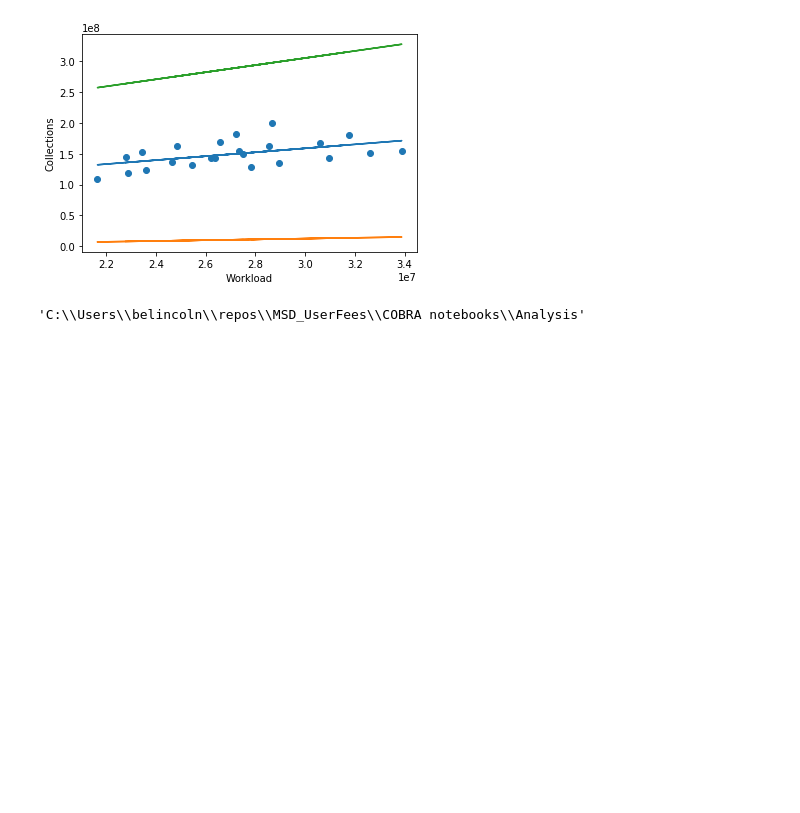
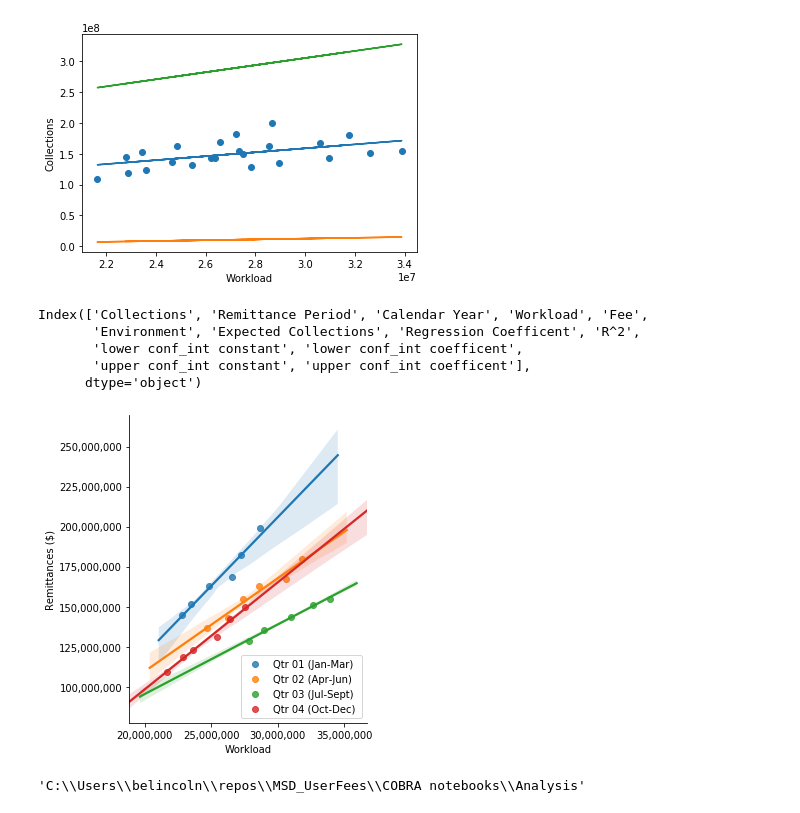
Before and after one commit to belincoln/MSD_UserFees, a Jupyter notebook: COBRA notebooks/Analysis/495_COBRA_Air_Analysis.ipynb, the cells around one changed output. Saved outputs shown, nothing was run; the diff lists cells and outputs as text; code cells hidden in the pictures; blank space fills up the shorter version.

```diff
--- a/COBRA notebooks/Analysis/495_COBRA_Air_Analysis.ipynb
+++ b/COBRA notebooks/Analysis/495_COBRA_Air_Analysis.ipynb
@@ -161,6 +161,45 @@ plt.plot(df.loc[:,'Workload'], df['upper conf_int constant'][0] + df['upper conf
 plt.show()
 # %% [output]
 [figure]
+# %%
+df.columns
+# %% [output]
+Index(['Collections', 'Remittance Period', 'Calendar Year', 'Workload', 'Fee',
+       'Environment', 'Expected Collections', 'Regression Coefficent', 'R^2',
+       'lower conf_int constant', 'lower conf_int coefficent',
+       'upper conf_int constant', 'upper conf_int coefficent'],
+      dtype='object')
+# %%
+# Use the 'hue' argument to provide a factor variable
+sns.lmplot(x= 'Workload' , y = 'Collections', data = df, fit_reg = True,
+           hue='Remittance Period', legend=False)
+#plt.plot(df['Workload'],
+#         df['lower conf_int constant'][0] + df['lower conf_int coefficent'][0]*df['Workload'],
+#         color = 'm', label = 'Confidence Interval Boundary')
+#plt.plot(df['Workload'],
+#         df['upper conf_int constant'][0] + df['upper conf_int coefficent'][0]*df['Workload'], color = 'm')
+#legend, control transparency of legend
+plt.legend(loc = 'upper left', fancybox = True, framealpha = .9)
+
+# Eliminate scientific notation from Axis
+ax = plt.gca()
+ax.get_xaxis().get_major_formatter().set_scientific(False)
+ax.get_yaxis().get_major_formatter().set_scientific(False)
+
+# Add commas to the y Axis
+ax.get_yaxis().set_major_formatter(plt.FuncFormatter(lambda x, loc: "{:,}".format(int(x))))
+ax.get_xaxis().set_major_formatter(plt.FuncFormatter(lambda x, loc: "{:,}".format(int(x))))
+#sns.lineplot(x = 'Workload', y = 'lower conf_int constant' + 'Workload' * 'lower conf_int coefficent', data = df )
+plt.draw()
+plt.tight_layout()
+
+# Move the legend to an empty part of the plot
+plt.legend(loc='lower right')
+plt.xlabel('Workload')
+plt.ylabel('Remittances ($)')
+plt.show()
+# %% [output]
+[figure, added]
 # %%
 %pwd
 # %% [output]
```
Also changed, not shown: 2 other files.
